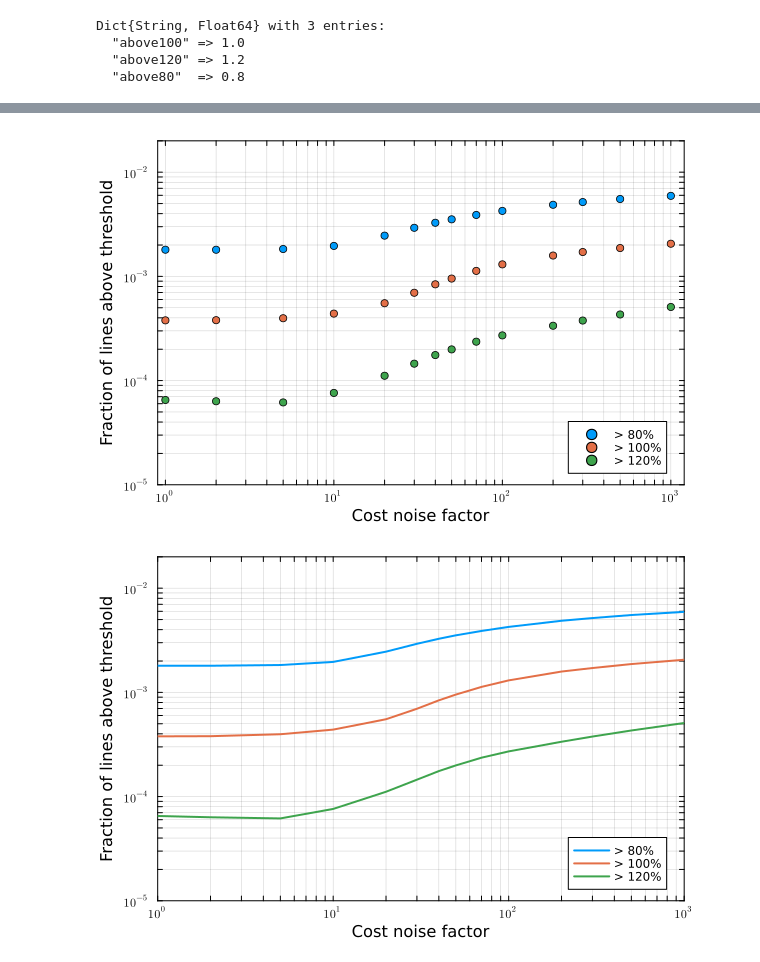
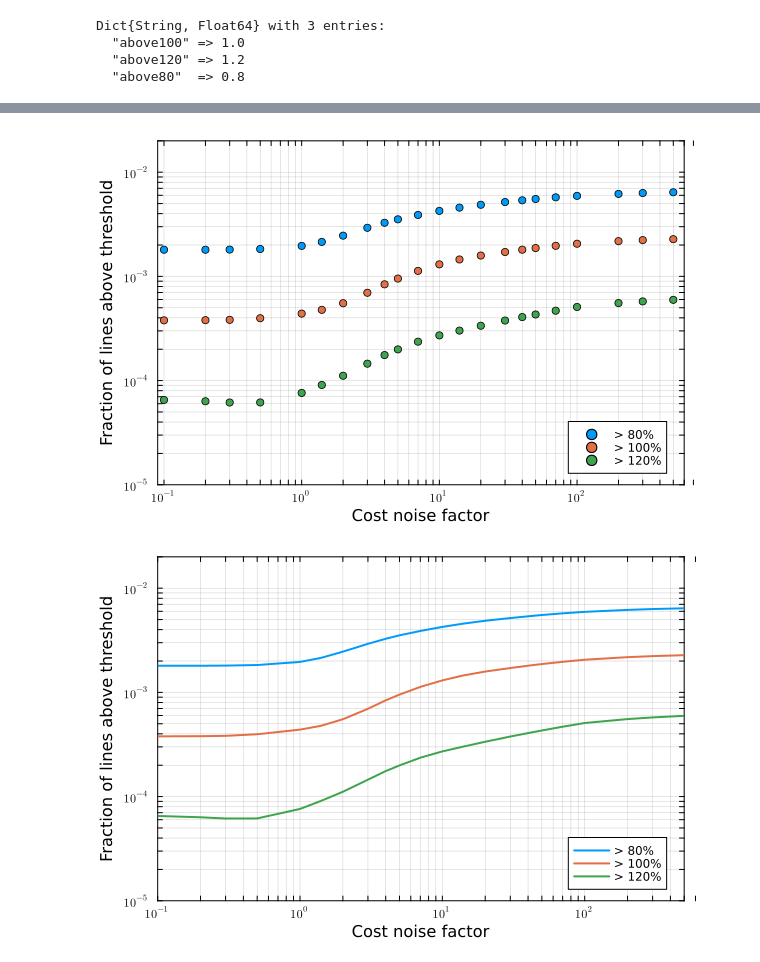
Before and after one commit to GeeeHesso/PowerData, a Jupyter notebook: run/TOPF_noise_comparison.ipynb, the cells around one changed output, grey strips where cells are left out. Cells and saved outputs as stored; diff of their text form; code cells hidden in the pictures.

```diff
--- a/run/TOPF_noise_comparison.ipynb
+++ b/run/TOPF_noise_comparison.ipynb
@@ -157,22 +157,22 @@ line_rate_thresholds
 # %%
 scatter(line_rate_thresholds.noise[2:end], line_rate_thresholds.above80[2:end], label = "> 80%", framestyle=:box,
-    xlims=(0.9, 1200), x_ticks = log_ticks(0, 3), xscale=:log10,
+    xlims=(0.09, 600), x_ticks = log_ticks(-1, 2), xscale=:log10,
     ylims=(1e-5, 2e-2), y_ticks = log_ticks(-5, -2), yscale=:log10,
     xlabel="Cost noise factor", ylabel="Fraction of lines above threshold",
     legend=:bottomright)
 scatter!(line_rate_thresholds.noise[2:end], line_rate_thresholds.above100[2:end], label = "> 100%")
 scatter!(line_rate_thresholds.noise[2:end], line_rate_thresholds.above120[2:end], label = "> 120%")
 # %% [output]
-[figure, old version]
+[figure, new version]
 # %%
 plot(line_rate_thresholds.noise[2:end], line_rate_thresholds.above80[2:end], label = "> 80%", linewidth=2, framestyle=:box,
-    xlims=(1, 1000), x_ticks = log_ticks(0, 3), xscale=:log10,
+    xlims=(0.1, 500), x_ticks = log_ticks(-1, 2), xscale=:log10,
     ylims=(1e-5, 2e-2), y_ticks = log_ticks(-5, -2), yscale=:log10,
     xlabel="Cost noise factor", ylabel="Fraction of lines above threshold",
     legend=:bottomright)
 plot!(line_rate_thresholds.noise[2:end], line_rate_thresholds.above100[2:end], label = "> 100%", linewidth=2)
 plot!(line_rate_thresholds.noise[2:end], line_rate_thresholds.above120[2:end], label = "> 120%", linewidth=2)
 savefig("figures/line_rate_thresholds.pdf")
 plot!()
 # %% [output]
-[figure, old version]
+[figure, new version]
```
Also changed, not shown: parts of 9 cells of this notebook, 4 other files.
